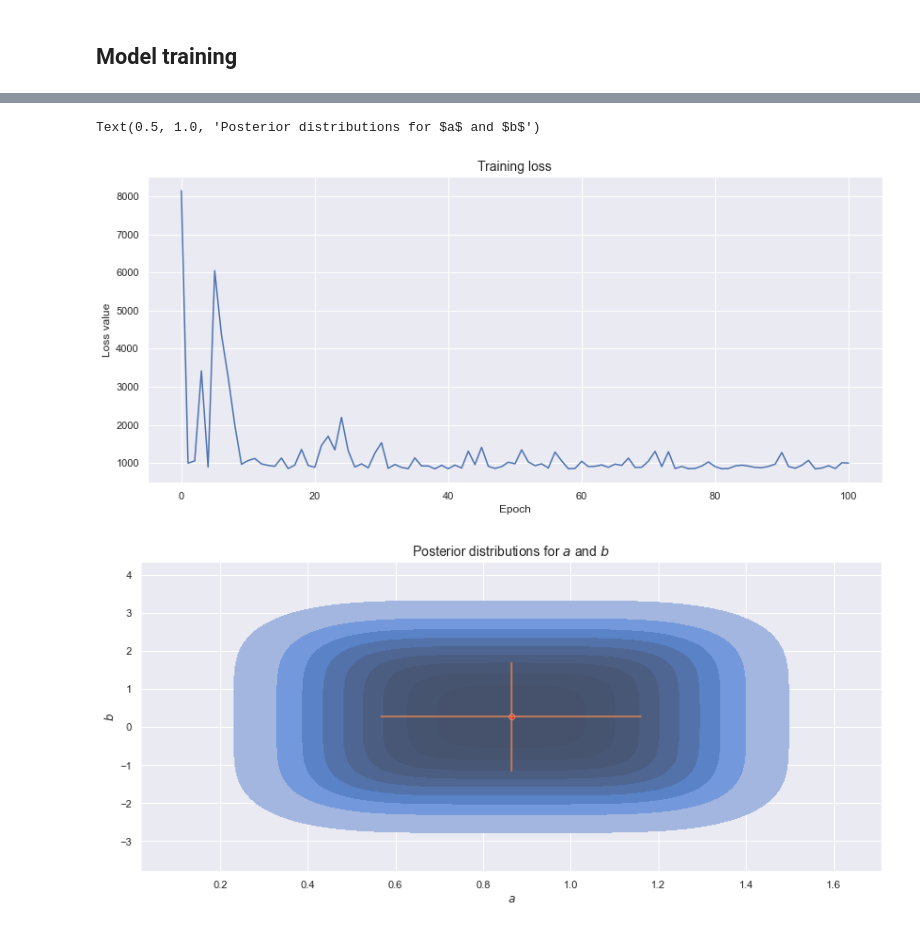
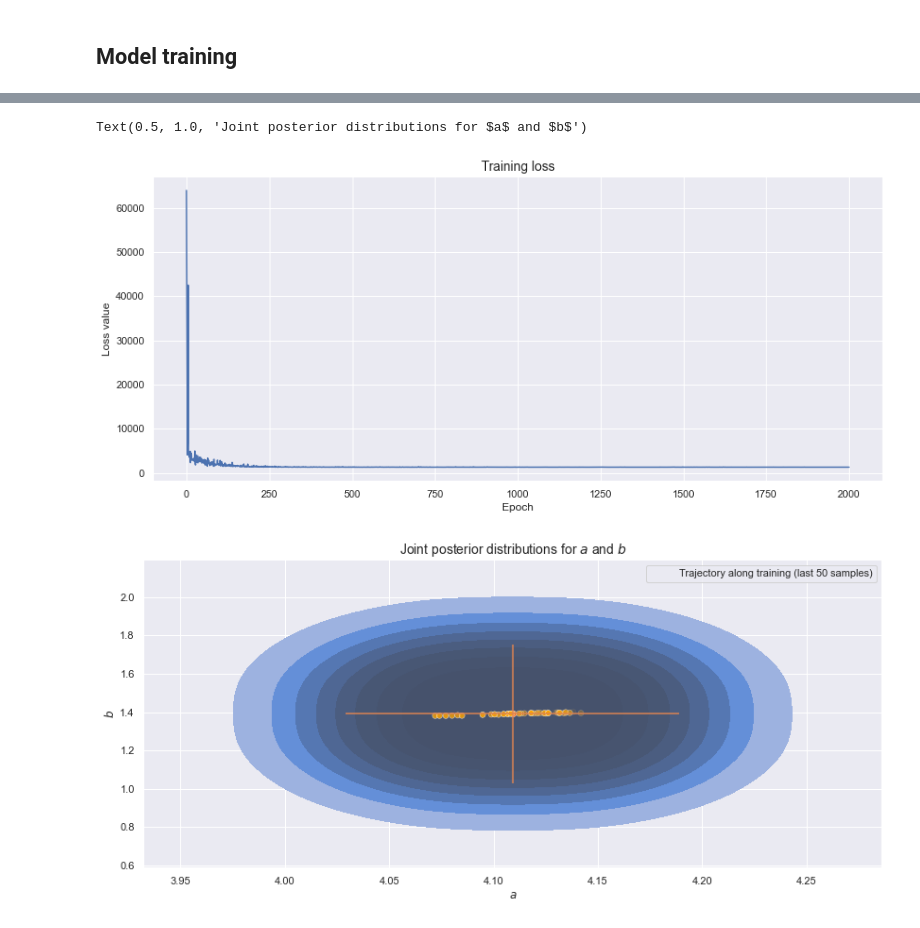
Before and after one commit to emanuele-moscato/bayesian-explorations, a Jupyter notebook: notebooks/bayesian_lin_reg_with_vi.ipynb, the cells around one changed output, grey strips where cells are left out. Drawn from its saved outputs; the diff is of its cells as text; code cells hidden in the pictures.

```diff
--- a/notebooks/bayesian_lin_reg_with_vi.ipynb
+++ b/notebooks/bayesian_lin_reg_with_vi.ipynb
@@ -66,9 +80,9 @@ x_data = tf.random.uniform(minval=-3., maxval=8., shape=(n_datapoints, 1))
 
 a_true = 4.1
 b_true = 1.2
-sigma_data_true = 0.75
+sigma_data_true = 2.75
 
-y_data = tf.squeeze(tfd.Normal(loc=x_data, scale=sigma_data_true).sample())
+y_data = tf.squeeze(tfd.Normal(loc=x_data * a_true + b_true, scale=sigma_data_true).sample())
 
 
 # Plot generated data.
@@ -106,6 +154,9 @@ variational_distr = tfd.Normal(
 # @tf.function
 def compute_loss_kl(mu_a, sigma_a, mu_b, sigma_b):
     """
+    Note: variational distributions and priors of different parameters
+          are assumed to be independent, therefore the total KL divergence
+          is just a sum of the contributions coming from each parameter.
     """
     return (
         - 0.5 * (1 + tf.math.log(tf.square(sigma_a)) - tf.square(mu_a) - tf.square(sigma_a))
@@ -253,7 +346,7 @@ epoch = 0
 # %%
-epochs = 100
+epochs = 2000
 
-lr = 1e-4
+lr = 1e-4  # 1e-4 works without normalization for the NLL loss, 1e-2 works with it.
 
 optimizer = tf.keras.optimizers.SGD(learning_rate=lr)
 
@@ -269,7 +362,8 @@ for i in range(epochs):
         loss = compute_total_loss(
             x_data,
             y_data,
-            variational_distr
+            variational_distr,
+            normalize_loss_nnl=normalize_loss_nnl
         )
 
     grad = tape.gradient(loss, [w0, w1, w2, w3])
@@ -277,10 +371,14 @@ for i in range(epochs):
     optimizer.apply_gradients(zip(grad, [w0, w1, w2, w3]))
 
     loss_history.append(loss.numpy())
+    params_history.append([
+        variational_distr.mean()[0].numpy(), variational_distr.mean()[1].numpy()
+    ])
 
     epoch += 1
 
-    print(f'Epoch: {epoch} | Loss: {loss_history[-1]}')
+    if i % 100 == 0:
+        print(f'Epoch: {epoch} | Loss: {loss_history[-1]}')
 
 
 variational_distr_final = tfd.Normal(
@@ -327,46 +501,67 @@ a_plot, b_plot = tf.meshgrid(
     tf.linspace(
         variational_distr_final.mean()[0] - 3. * variational_distr_final.stddev()[0],
         variational_distr_final.mean()[0] + 3. * variational_distr_final.stddev()[0],
-        10
+        20
     ),
     tf.linspace(
         variational_distr_final.mean()[1] - 3. * variational_distr_final.stddev()[1],
         variational_distr_final.mean()[1] + 3. * variational_distr_final.stddev()[1],
-        10
+        20
     )
 )
 
 a_b_samples_final = tf.stack(
     [
         tf.reshape(a_plot, a_plot.shape[0] * a_plot.shape[1]),
         tf.reshape(b_plot, b_plot.shape[0] * b_plot.shape[1])
     ],
     axis=1
+)
+
+a_b_samples_final = tf.stack(
+    [
+        p for p in list(a_b_samples_final)
+        if is_in_ellipse(
+            p,
+            3. * variational_distr_final.stddev()[0],
+            3. * variational_distr_final.stddev()[1],
+            variational_distr_final.mean()
+        )
+    ],
+    axis=0
 )
 
 sns.kdeplot(
     x=a_b_samples_final[:, 0].numpy(),
     y=a_b_samples_final[:, 1].numpy(),
     fill=True,
 )
 
 sns.scatterplot(
     x=variational_distr_final.mean()[:1].numpy(),
     y=variational_distr_final.mean()[1:].numpy(),
     color='red'
 )
 
+sns.scatterplot(
+    x=tf.constant(params_history)[-50:, 0],
+    y=tf.constant(params_history)[-50:, 1],
+    color='orange',
+    alpha=list(tf.linspace(0., 1., len(params_history[-50:])).numpy()),
+    label='Trajectory along training (last 50 samples)'
+)
+
 plt.errorbar(
     x=variational_distr_final.mean()[:1].numpy(),
     y=variational_distr_final.mean()[1:].numpy(),
     xerr=2. * variational_distr_final.stddev()[:1].numpy(),
     yerr=2. * variational_distr_final.stddev()[1:].numpy()
 )
 
 plt.xlabel('$a$')
 plt.ylabel('$b$')
-plt.title('Posterior distributions for $a$ and $b$', fontsize=14)
+plt.title('Joint posterior distributions for $a$ and $b$', fontsize=14)
 # %% [output]
-Text(0.5, 1.0, 'Posterior distributions for $a$ and $b$')
+Text(0.5, 1.0, 'Joint posterior distributions for $a$ and $b$')
-[figure, old version]
+[figure, new version]
-[figure, old version]
+[figure, new version]
```
Also changed, not shown: parts of 14 cells of this notebook.
